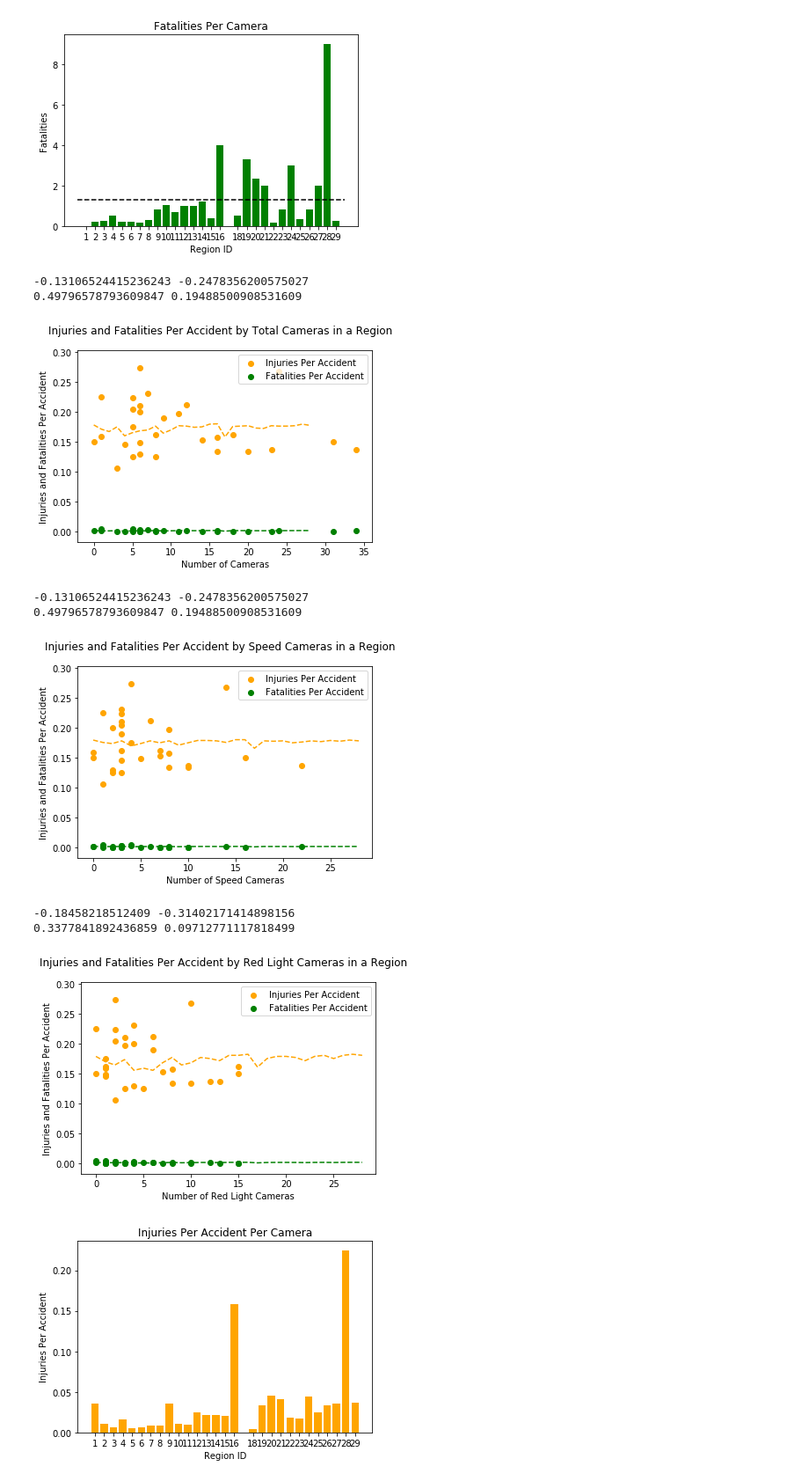
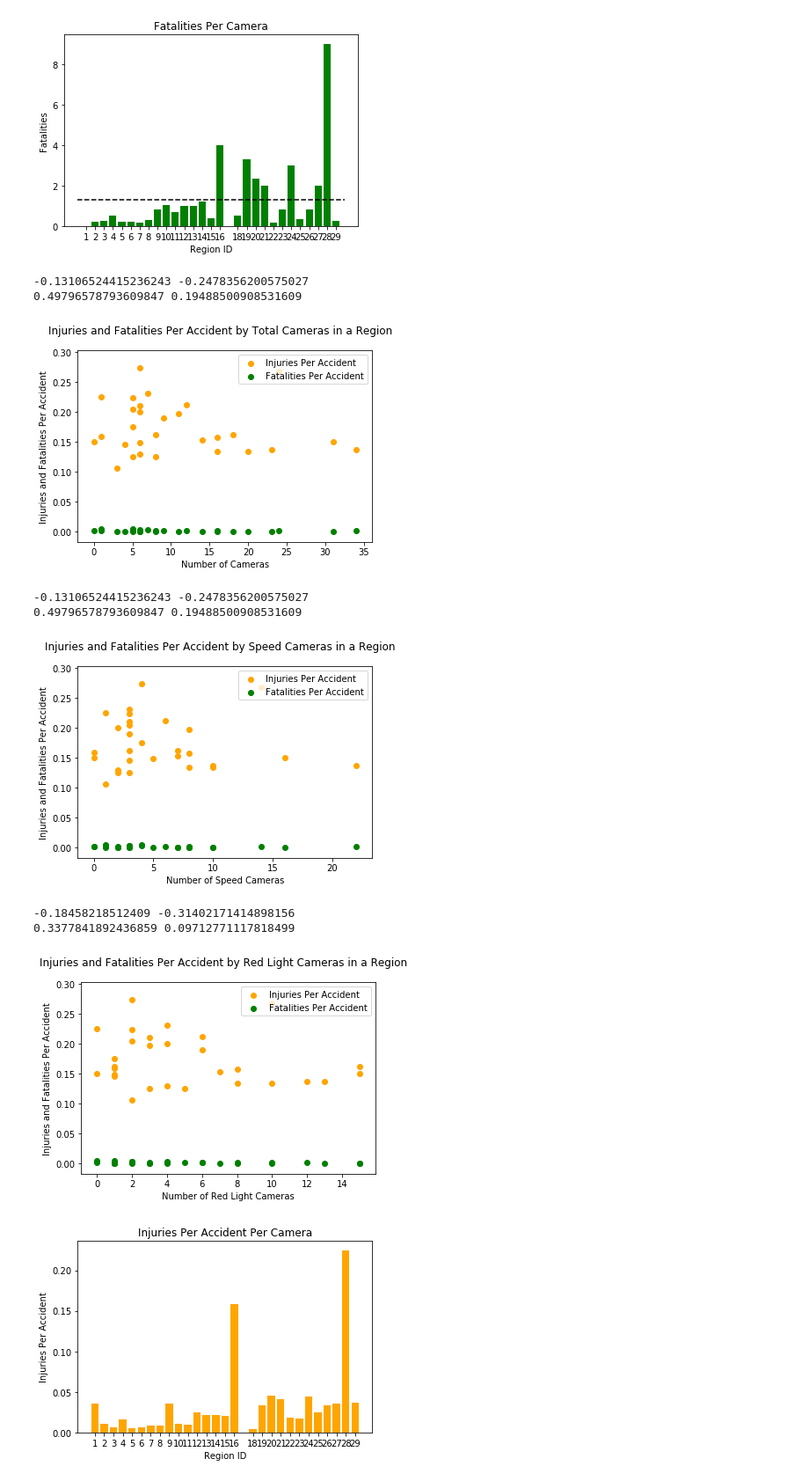
Before and after one commit to emharen/Project-One, a Jupyter notebook: AccidentsInjuriesFatalitiesbyCamera.ipynb, the cells around one changed output. Shown at 88% size. Saved outputs shown, nothing was run; the diff lists cells and outputs as text; code cells hidden in the pictures.

```diff
--- a/AccidentsInjuriesFatalitiesbyCamera.ipynb
+++ b/AccidentsInjuriesFatalitiesbyCamera.ipynb
@@ -141,14 +231,16 @@ plt.legend(loc = "best")
 line1 = (slope * summary_df["Total Cameras"] + intercept)
 line2 = (slope2 * summary_df["Total Cameras"] + intercept2)
 
-plt.plot(line1, color = "orange", linestyle = "--")
-plt.plot(line2, color = "green", linestyle = "--")
+#plt.plot(line1, color = "orange", linestyle = "--")
+#plt.plot(line2, color = "green", linestyle = "--")
 print(r, r2)
 print(p, p2)
+
+plt.savefig("Images/InjuriesFatalitiesbyCameras")
 # %% [output]
 -0.13106524415236243 -0.2478356200575027
 0.49796578793609847 0.19488500908531609
-[figure, old version]
+[figure, new version]
 # %%
 fig, ax = plt.subplots()
 ax.scatter(summary_df["Speed Cameras"], summary_df["Injuries Per Accident"], color = "orange")
@@ -163,37 +255,40 @@ plt.legend(loc = "best")
 line1 = (slope * summary_df["Speed Cameras"] + intercept)
 line2 = (slope2 * summary_df["Speed Cameras"] + intercept2)
 
-plt.plot(line1, color = "orange", linestyle = "--")
-plt.plot(line2, color = "green", linestyle = "--")
+#plt.plot(line1, color = "orange", linestyle = "--")
+#plt.plot(line2, color = "green", linestyle = "--")
 print(r, r2)
 print(p, p2)
+
+plt.savefig("Images/InjuriesFatalitiesSpeedCameras.png")
 # %% [output]
 -0.13106524415236243 -0.2478356200575027
 0.49796578793609847 0.19488500908531609
-[figure, old version]
+[figure, new version]
 # %%
 fig, ax = plt.subplots()
 ax.scatter(summary_df["Red Light Cameras"], summary_df["Injuries Per Accident"], color = "orange")
 ax.scatter(summary_df["Red Light Cameras"], summary_df["Fatalities Per Accident"], color = "green")
 fig.suptitle("Injuries and Fatalities Per Accident by Red Light Cameras in a Region")
 plt.ylabel("Injuries and Fatalities Per Accident")
 plt.xlabel("Number of Red Light Cameras")
 plt.legend(loc = "best")
 
 (slope, intercept, r, p, __) = stats.linregress(summary_df["Red Light Cameras"], summary_df["Injuries Per Accident"])
 (slope2, intercept2, r2, p2, __) = stats.linregress(summary_df["Red Light Cameras"], summary_df["Fatalities Per Accident"])
 
 line1 = (slope * (summary_df["Red Light Cameras"]) + intercept)
 line2 = (slope2 * (summary_df["Red Light Cameras"]) + intercept2)
 
-plt.plot(line1, color = "orange", linestyle = "--")
-plt.plot(line2, color = "green", linestyle = "--")
+#plt.plot(line1, color = "orange", linestyle = "--")
+#plt.plot(line2, color = "green", linestyle = "--")
 print(r, r2)
 print(p, p2)
+plt.savefig("Images/InjuresFatalitiesRedLight.png")
 # %% [output]
 -0.18458218512409 -0.31402171414898156
 0.3377841892436859 0.09712771117818499
-[figure, old version]
+[figure, new version]
 # %%
 
 
```
Also changed, not shown: parts of 7 cells of this notebook, 5 other files.
